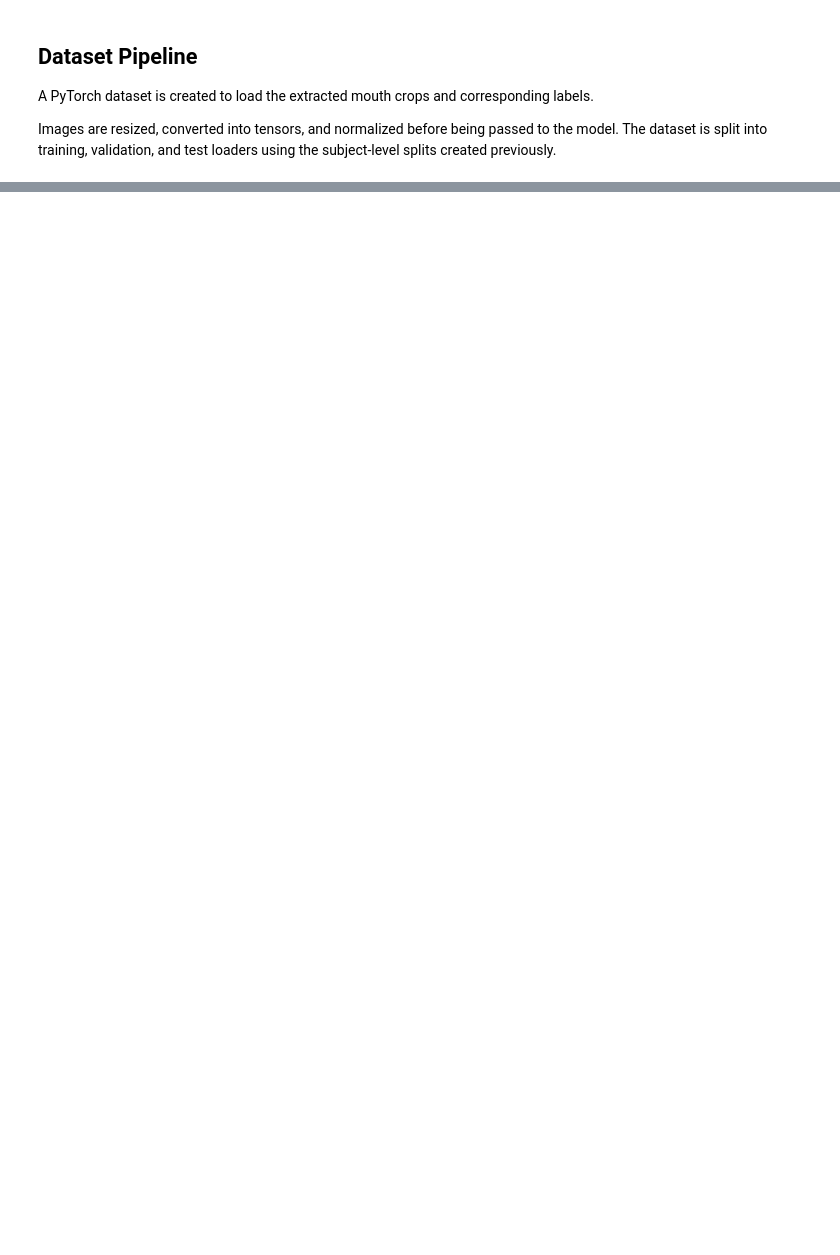
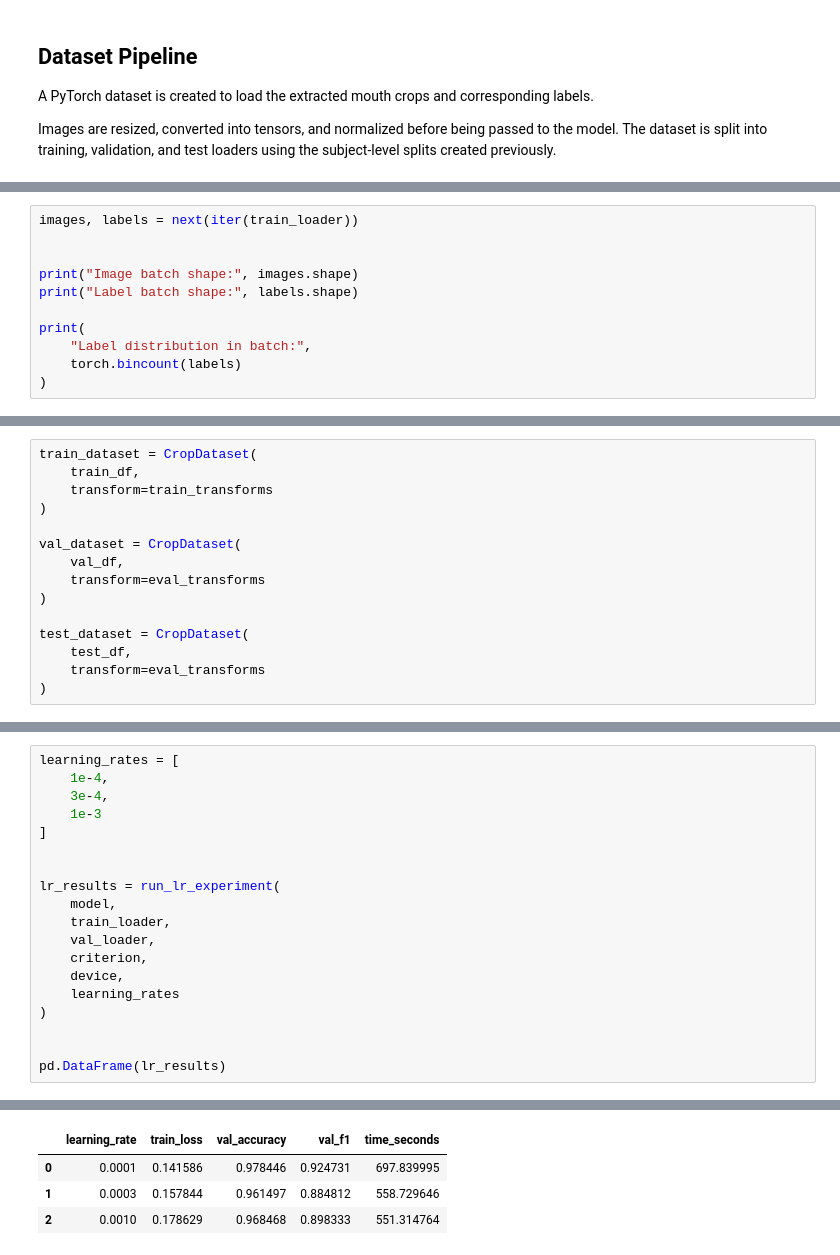
Before and after one commit to obelaith/Computer-Vision-Projects, a Jupyter notebook: YawDD_mainn.ipynb, the cells around one changed output, grey strips where cells are left out. Saved outputs shown, nothing was run; the diff lists cells and outputs as text; blank space fills up the shorter version.

```diff
--- a/YawDD_mainn.ipynb
+++ b/YawDD_mainn.ipynb
@@ -860,0 +940,11 @@ Images are resized, converted into tensors, and normalized before being passed t
+# %%
+images, labels = next(iter(train_loader))
+
+
+print("Image batch shape:", images.shape)
+print("Label batch shape:", labels.shape)
+
+print(
+    "Label distribution in batch:",
+    torch.bincount(labels)
+)
@@ -860,0 +1361,15 @@ Images are resized, converted into tensors, and normalized before being passed t
+# %%
+train_dataset = CropDataset(
+    train_df,
+    transform=train_transforms
+)
+
+val_dataset = CropDataset(
+    val_df,
+    transform=eval_transforms
+)
+
+test_dataset = CropDataset(
+    test_df,
+    transform=eval_transforms
+)
@@ -860,0 +1717,20 @@ Images are resized, converted into tensors, and normalized before being passed t
+# %%
+learning_rates = [
+    1e-4,
+    3e-4,
+    1e-3
+]
+
+
+lr_results = run_lr_experiment(
+    model,
+    train_loader,
+    val_loader,
+    criterion,
+    device,
+    learning_rates
+)
+
+
+pd.DataFrame(lr_results)
+# %% [output]
@@ -860,0 +1754,4 @@ Images are resized, converted into tensors, and normalized before being passed t
+|  | learning_rate | train_loss | val_accuracy | val_f1 | time_seconds |
+| 0 | 0.0001 | 0.141586 | 0.978446 | 0.924731 | 697.839995 |
+| 1 | 0.0003 | 0.157844 | 0.961497 | 0.884812 | 558.729646 |
+| 2 | 0.0010 | 0.178629 | 0.968468 | 0.898333 | 551.314764 |
```
Also changed, not shown: parts of 55 cells of this notebook, 1 other file.
